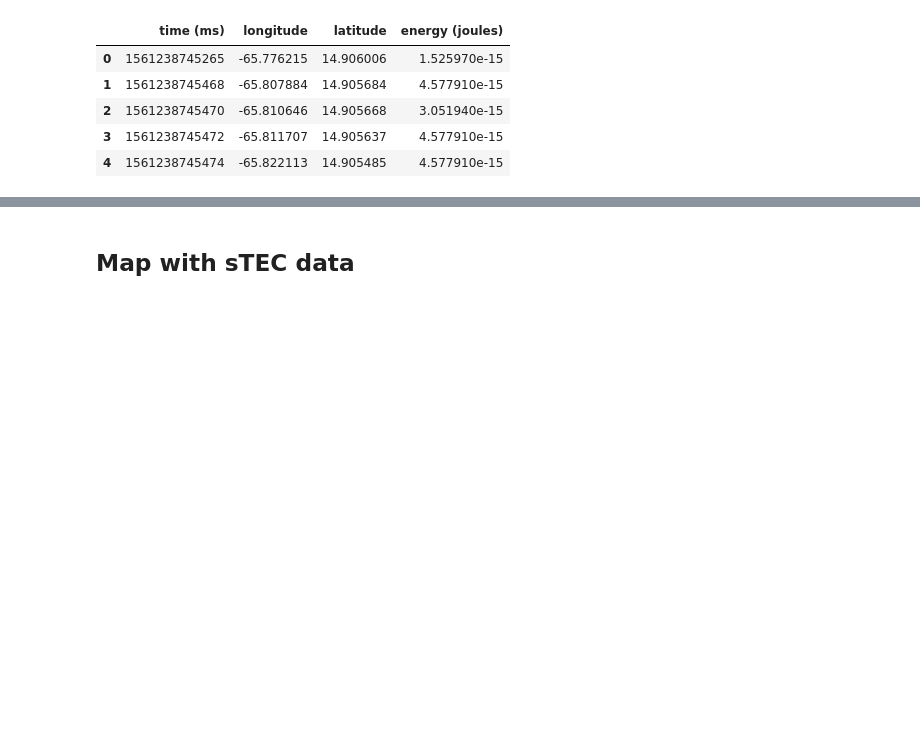
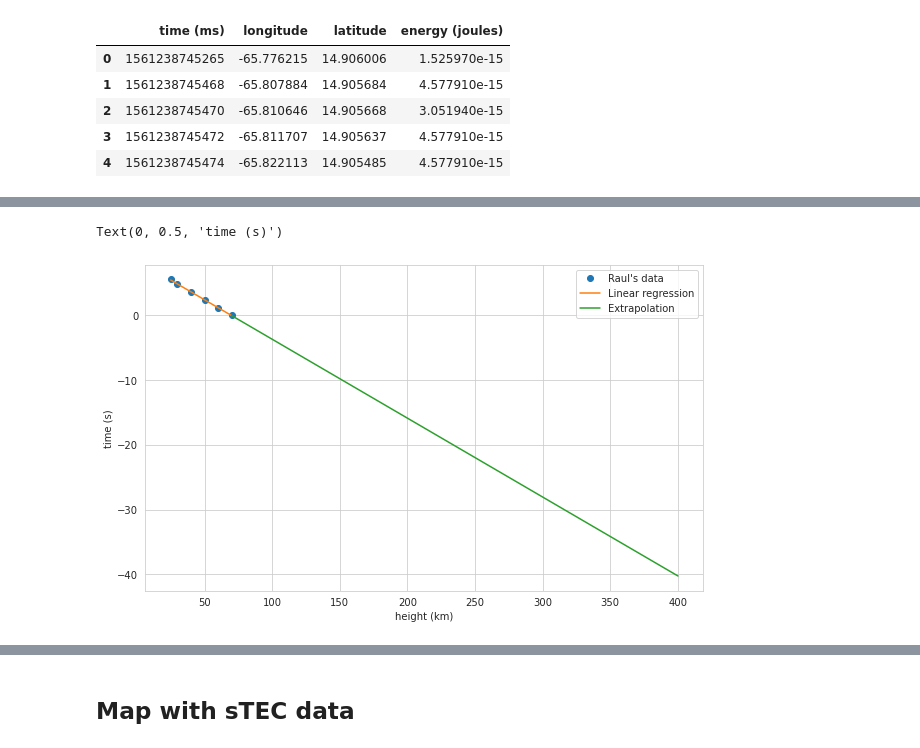
Before and after one commit to Lxndrs/Posdoc, a Jupyter notebook: Caribbean map.ipynb, the cells around one changed output, grey strips where cells are left out. Saved outputs shown, nothing was run; the diff lists cells and outputs as text; code cells hidden in the pictures; blank space fills up the shorter version.

```diff
--- a/Caribbean map.ipynb
+++ b/Caribbean map.ipynb
@@ -147,0 +206,13 @@ GLM_data.head(5)
+# %%
+plt.plot(h, t, "o", label="Raul's data")
+coef1 = np.polyfit(h, t, 1)
+t_vs_h = np.poly1d(coef1)
+plt.plot(h, t_vs_h(h), label="Linear regression")
+h_ex = np.array([70, 80, 100, 150, 200, 250, 300, 350, 400])
+plt.plot(h_ex, t_vs_h(h_ex), label="Extrapolation")
+plt.legend()
+plt.xlabel("height (km)")
+plt.ylabel("time (s)")
+# %% [output]
+Text(0, 0.5, 'time (s)')
+[figure, added]
```
Also changed, not shown: parts of 35 cells of this notebook.
